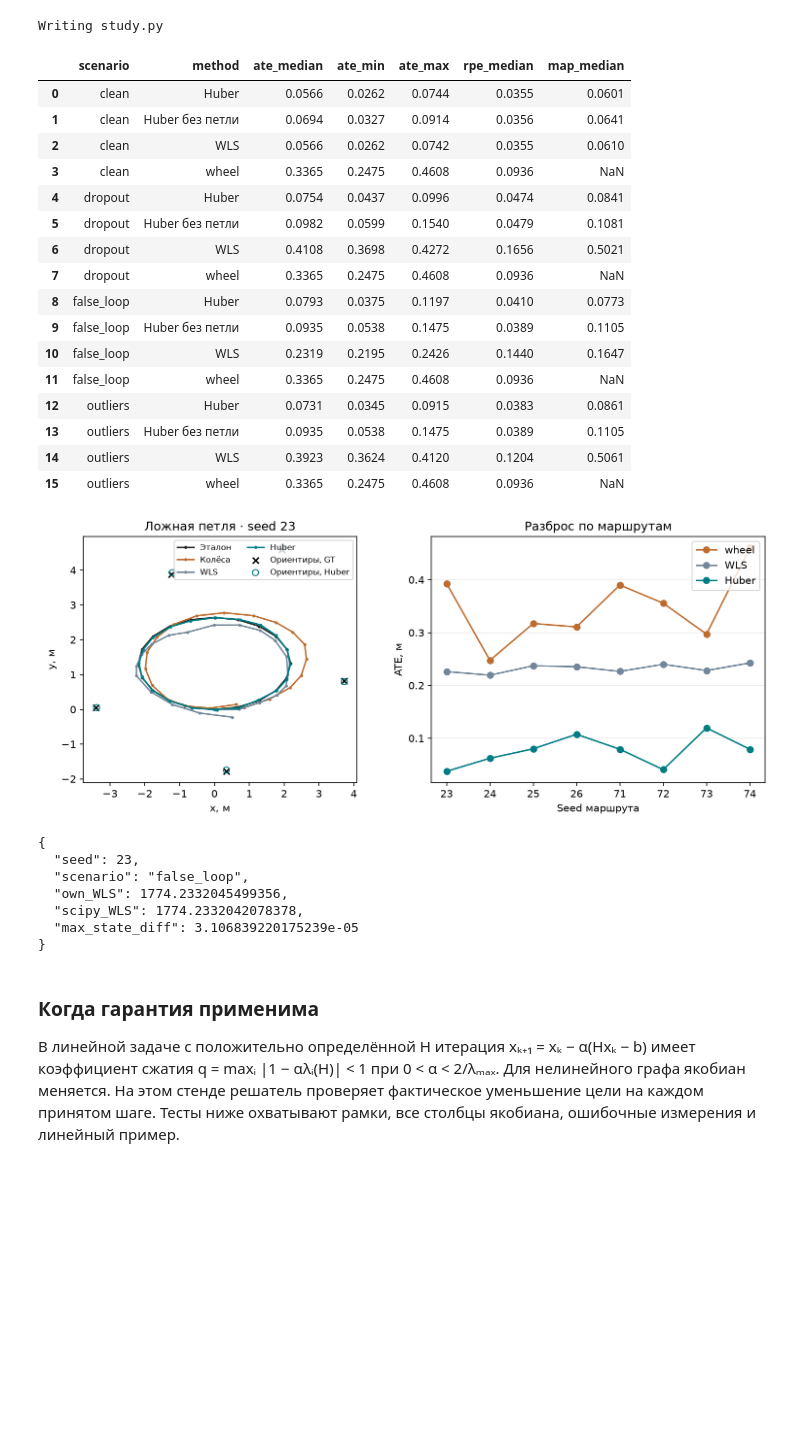
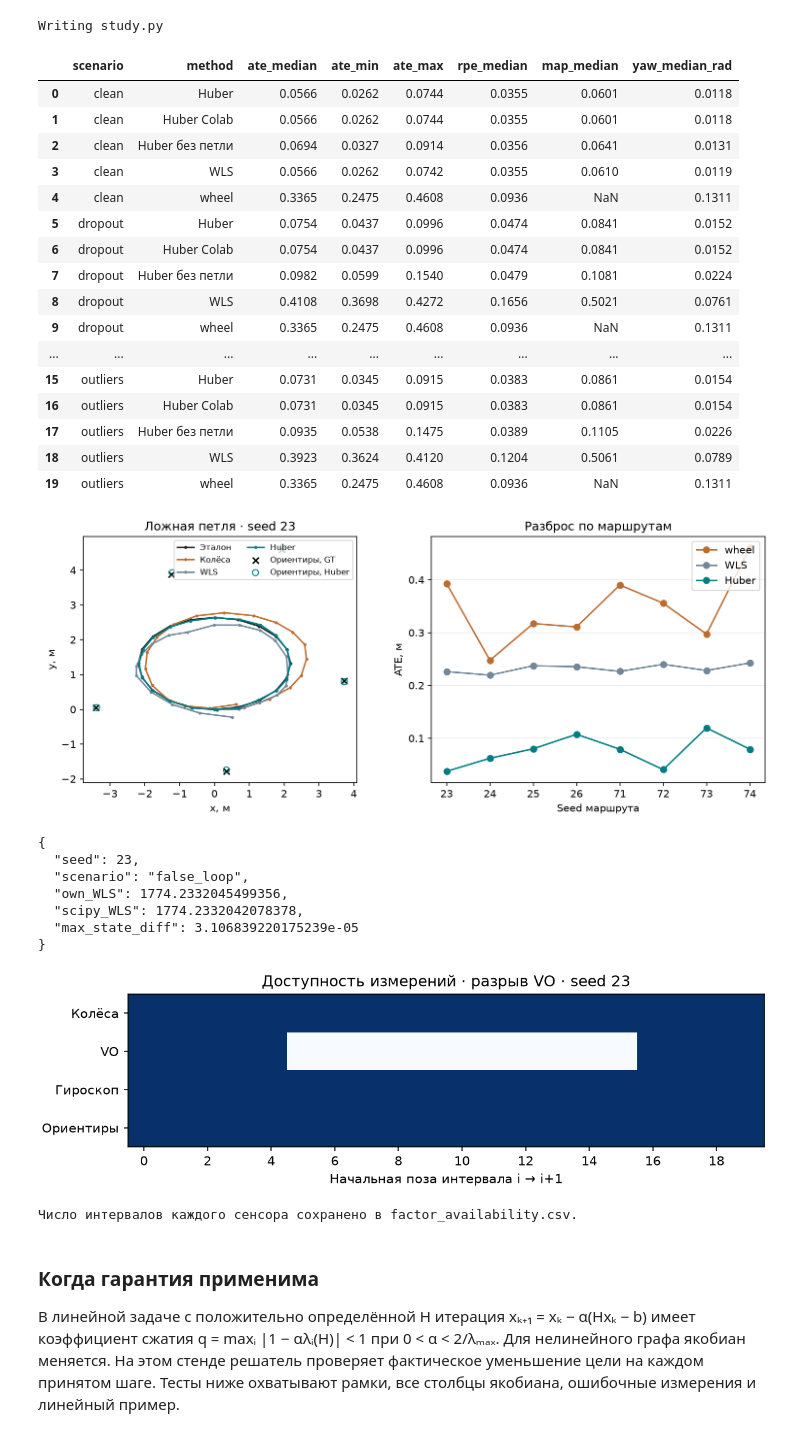
Before and after one commit to palkakopalka52-ui/fusion-slam-coursework, a Jupyter notebook: КТ3/FusionSLAM.ipynb, the cells around one changed output. Drawn from its saved outputs; the diff is of its cells as text; code cells hidden in the pictures; blank space fills up the shorter version.

```diff
--- a/КТ3/FusionSLAM.ipynb
+++ b/КТ3/FusionSLAM.ipynb
@@ -250,17 +280,19 @@ class Estimate:
     rejects: int
     status: str
     seconds: float
+    advisor_calls: int = 0
+    loss_evaluations: int = 0
 
 
 def solve(graph, *, delta=2.5, policy='classical', initial_lambda=.003, iterations=24,
-          budget=48, x0=None):
+          budget=48, x0=None, robust_kinds=None):
     """policy is 'classical', 'fixed', or an object implementing reset() and propose(features)."""
     if not MIN_LAMBDA <= initial_lambda <= MAX_LAMBDA or budget < 1 or iterations < 1:
         raise ValueError('invalid damping or solve budget')
     if isinstance(policy,str) and policy not in ('classical','fixed'):
         raise ValueError('unknown damping policy')
     started = time.perf_counter()
-    pb = Problem(graph)
+    pb = Problem(graph, robust_kinds)
     x = pb.initial() if x0 is None else np.asarray(x0,dtype=float).copy()
     if x.shape != (pb.dim,) or not np.isfinite(x).all():
         raise ValueError('invalid initial state')
@@ -269,7 +301,7 @@ def solve(graph, *, delta=2.5, policy='classical', initial_lambda=.003, iteratio
     previous = current = float(initial_lambda)
     rho = 1.
     history = [float(pb.objective(x, delta))]
-    solves = rejects = 0
+    solves = rejects = advisor_calls = 0
     status = 'iteration_limit'
     for _ in range(iterations):
         state = linear_step(pb, x, delta, previous, rho)
@@ -279,6 +311,7 @@ def solve(graph, *, delta=2.5, policy='classical', initial_lambda=.003, iteratio
         if isinstance(policy,str):
             damping = initial_lambda if policy == 'fixed' else current
         else:
+            advisor_calls += 1
             proposal = float(policy.propose(state.features.copy()))
             damping = np.clip(proposal, MIN_LAMBDA, MAX_LAMBDA) if np.isfinite(proposal) and proposal > 0 else current
         accepted = False
@@ -307,7 +340,8 @@ def solve(graph, *, delta=2.5, policy='classical', initial_lambda=.003, iteratio
             status = 'budget'
             break
     poses, marks, bias = pb.unpack(x)
-    return Estimate(x,poses,marks,float(bias),history,solves,rejects,status,time.perf_counter()-started)
+    return Estimate(x,poses,marks,float(bias),history,solves,rejects,status,time.perf_counter()-started,
+                    advisor_calls,pb.loss_evaluations)
 # %% [output]
 Writing slam_lab/solver.py
 # %%
@@ -371,6 +405,7 @@ def score(poses, truth, landmarks=None):
     def rmse(vec):
         return float(np.sqrt(np.mean(np.sum(vec**2,axis=1))))
     return {'ate_m':rmse(xy_error), 'rpe_m':rmse(est-ref),
+            'yaw_rad':float(np.sqrt(np.mean(wrap(poses[:,2]-truth.poses[:,2])**2))),
             'map_m':rmse(landmarks-truth.landmarks) if landmarks is not None else float('nan')}
 # %% [output]
 Writing slam_lab/bench.py
@@ -489,28 +560,30 @@ Writing study.py
 # %%
 from study import run
 from IPython.display import Image, display
 table=run('results')
 display(table.round(4))
 display(Image(filename='results/trajectories.png'))
 print(Path('results/scipy_check.json').read_text())
+display(Image(filename='results/availability.png'))
+print('Число интервалов каждого сенсора сохранено в factor_availability.csv.')
 # %% [output]
-|  | scenario | method | ate_median | ate_min | ate_max | rpe_median | map_median |
-| 0 | clean | Huber | 0.0566 | 0.0262 | 0.0744 | 0.0355 | 0.0601 |
-| 1 | clean | Huber без петли | 0.0694 | 0.0327 | 0.0914 | 0.0356 | 0.0641 |
-| 2 | clean | WLS | 0.0566 | 0.0262 | 0.0742 | 0.0355 | 0.0610 |
-| 3 | clean | wheel | 0.3365 | 0.2475 | 0.4608 | 0.0936 | NaN |
-| 4 | dropout | Huber | 0.0754 | 0.0437 | 0.0996 | 0.0474 | 0.0841 |
-| 5 | dropout | Huber без петли | 0.0982 | 0.0599 | 0.1540 | 0.0479 | 0.1081 |
-| 6 | dropout | WLS | 0.4108 | 0.3698 | 0.4272 | 0.1656 | 0.5021 |
-| 7 | dropout | wheel | 0.3365 | 0.2475 | 0.4608 | 0.0936 | NaN |
-| 8 | false_loop | Huber | 0.0793 | 0.0375 | 0.1197 | 0.0410 | 0.0773 |
-| 9 | false_loop | Huber без петли | 0.0935 | 0.0538 | 0.1475 | 0.0389 | 0.1105 |
-| 10 | false_loop | WLS | 0.2319 | 0.2195 | 0.2426 | 0.1440 | 0.1647 |
-| 11 | false_loop | wheel | 0.3365 | 0.2475 | 0.4608 | 0.0936 | NaN |
-| 12 | outliers | Huber | 0.0731 | 0.0345 | 0.0915 | 0.0383 | 0.0861 |
-| 13 | outliers | Huber без петли | 0.0935 | 0.0538 | 0.1475 | 0.0389 | 0.1105 |
-| 14 | outliers | WLS | 0.3923 | 0.3624 | 0.4120 | 0.1204 | 0.5061 |
-| 15 | outliers | wheel | 0.3365 | 0.2475 | 0.4608 | 0.0936 | NaN |
+|  | scenario | method | ate_median | ate_min | ate_max | rpe_median | map_median | yaw_median_rad |
+| 0 | clean | Huber | 0.0566 | 0.0262 | 0.0744 | 0.0355 | 0.0601 | 0.0118 |
+| 1 | clean | Huber Colab | 0.0566 | 0.0262 | 0.0744 | 0.0355 | 0.0601 | 0.0118 |
+| 2 | clean | Huber без петли | 0.0694 | 0.0327 | 0.0914 | 0.0356 | 0.0641 | 0.0131 |
+| 3 | clean | WLS | 0.0566 | 0.0262 | 0.0742 | 0.0355 | 0.0610 | 0.0119 |
+| 4 | clean | wheel | 0.3365 | 0.2475 | 0.4608 | 0.0936 | NaN | 0.1311 |
+| 5 | dropout | Huber | 0.0754 | 0.0437 | 0.0996 | 0.0474 | 0.0841 | 0.0152 |
+| 6 | dropout | Huber Colab | 0.0754 | 0.0437 | 0.0996 | 0.0474 | 0.0841 | 0.0152 |
+| 7 | dropout | Huber без петли | 0.0982 | 0.0599 | 0.1540 | 0.0479 | 0.1081 | 0.0224 |
+| 8 | dropout | WLS | 0.4108 | 0.3698 | 0.4272 | 0.1656 | 0.5021 | 0.0761 |
+| 9 | dropout | wheel | 0.3365 | 0.2475 | 0.4608 | 0.0936 | NaN | 0.1311 |
+| ... | ... | ... | ... | ... | ... | ... | ... | ... |
+| 15 | outliers | Huber | 0.0731 | 0.0345 | 0.0915 | 0.0383 | 0.0861 | 0.0154 |
+| 16 | outliers | Huber Colab | 0.0731 | 0.0345 | 0.0915 | 0.0383 | 0.0861 | 0.0154 |
+| 17 | outliers | Huber без петли | 0.0935 | 0.0538 | 0.1475 | 0.0389 | 0.1105 | 0.0226 |
+| 18 | outliers | WLS | 0.3923 | 0.3624 | 0.4120 | 0.1204 | 0.5061 | 0.0789 |
+| 19 | outliers | wheel | 0.3365 | 0.2475 | 0.4608 | 0.0936 | NaN | 0.1311 |
 [figure]
 {
   "seed": 23,
@@ -519,6 +592,8 @@ print(Path('results/scipy_check.json').read_text())
   "scipy_WLS": 1774.2332042078378,
   "max_state_diff": 3.106839220175239e-05
 }
+[figure, added]
+Число интервалов каждого сенсора сохранено в factor_availability.csv.
 # %% [markdown]
 ### Когда гарантия применима
 В линейной задаче с положительно определённой H итерация xₖ₊₁ = xₖ − α(Hxₖ − b) имеет коэффициент сжатия q = maxᵢ |1 − αλᵢ(H)| < 1 при 0 < α < 2/λₘₐₓ. Для нелинейного графа якобиан меняется. На этом стенде решатель проверяет фактическое уменьшение цели на каждом принятом шаге. Тесты ниже охватывают рамки, все столбцы якобиана, ошибочные измерения и линейный пример.
```
Also changed, not shown: parts of 8 cells of this notebook, 17 other files.
